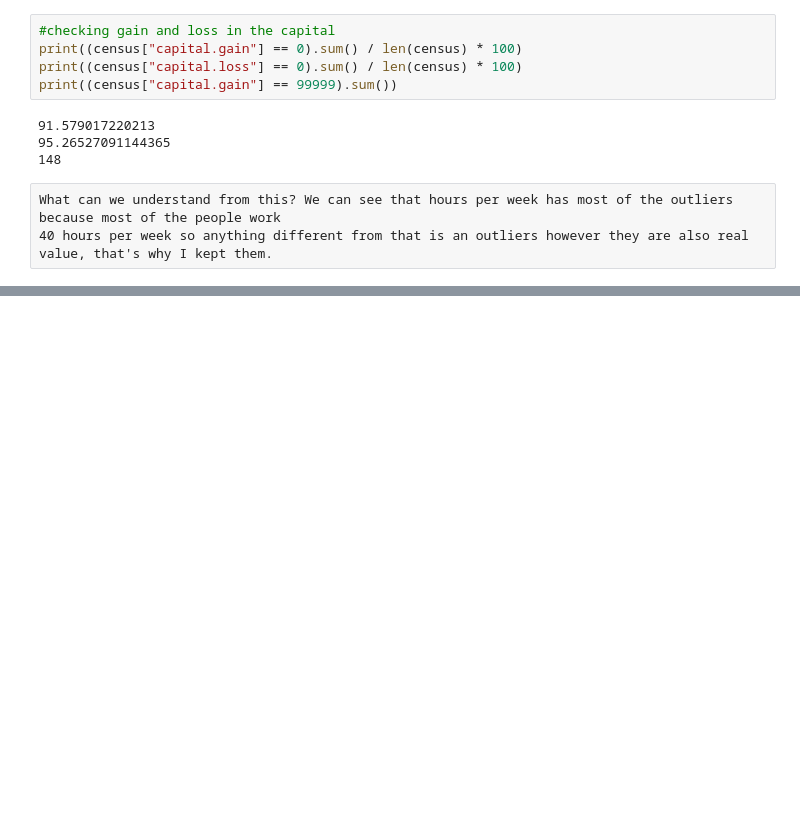
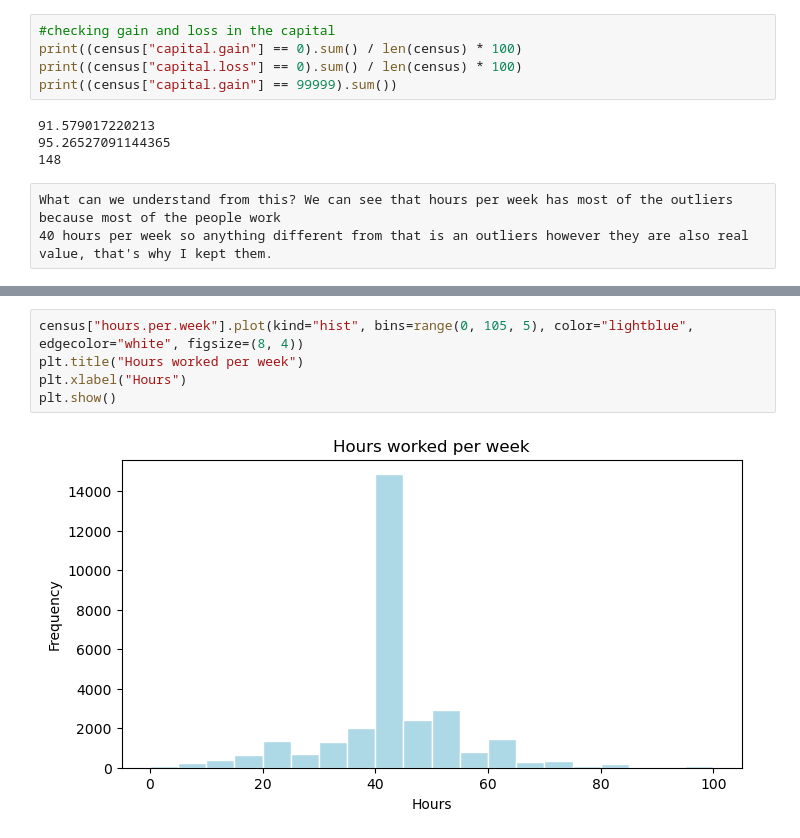
Before and after one commit to henr1quemorais/data-exploration-and-preparation-ca1, a Jupyter notebook: Adult Census Income.ipynb, the cells around one changed output, grey strips where cells are left out. Saved outputs shown, nothing was run; the diff lists cells and outputs as text; blank space fills up the shorter version.

```diff
--- a/Adult Census Income.ipynb
+++ b/Adult Census Income.ipynb
@@ -223,0 +261,7 @@ What can we understand from this? We can see that hours per week has most of the
+# %%
+census["hours.per.week"].plot(kind="hist", bins=range(0, 105, 5), color="lightblue", edgecolor="white", figsize=(8, 4))
+plt.title("Hours worked per week")
+plt.xlabel("Hours")
+plt.show()
+# %% [output]
+[figure, added]
```
Also changed, not shown: parts of 8 cells of this notebook.
